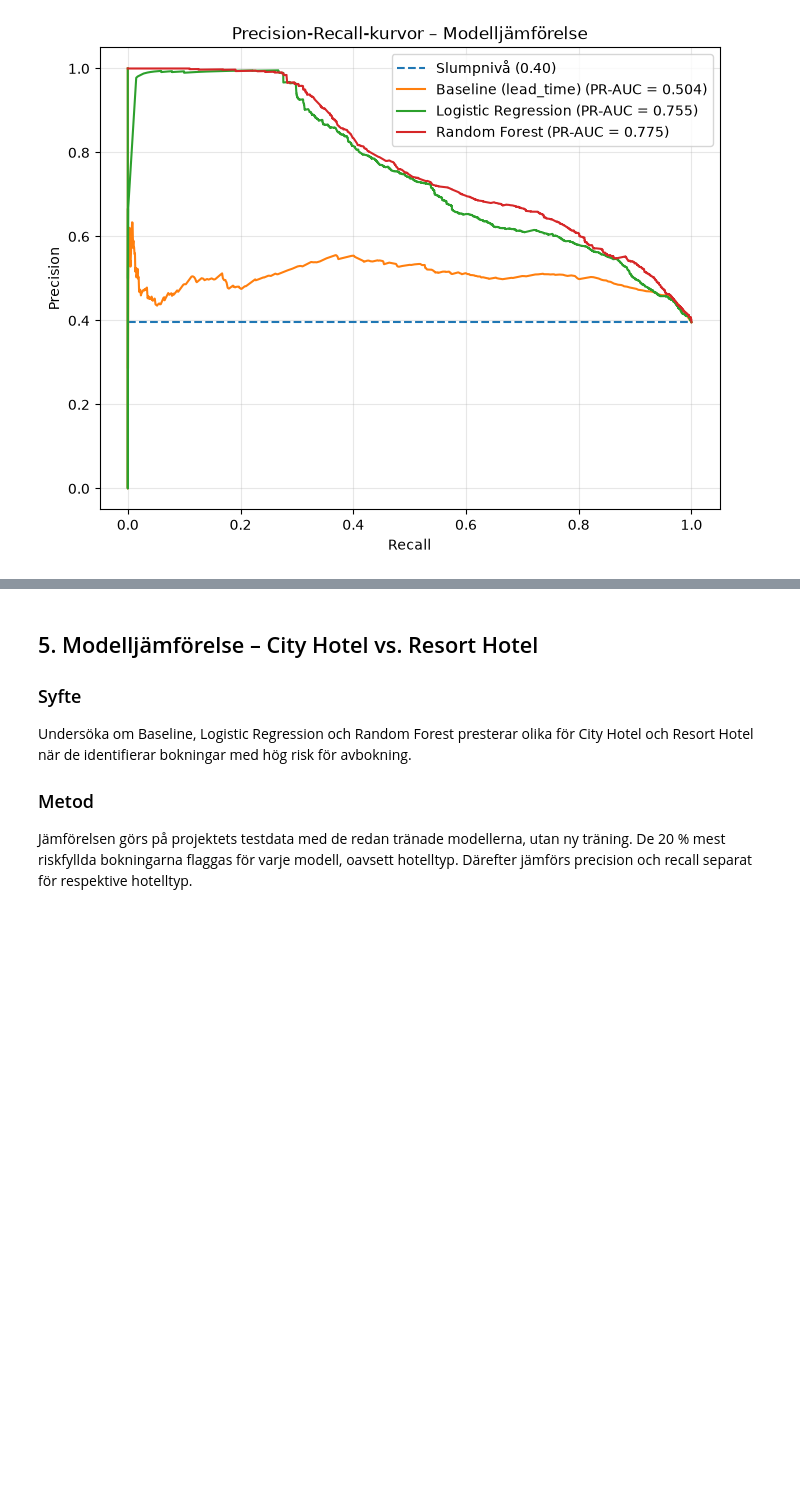
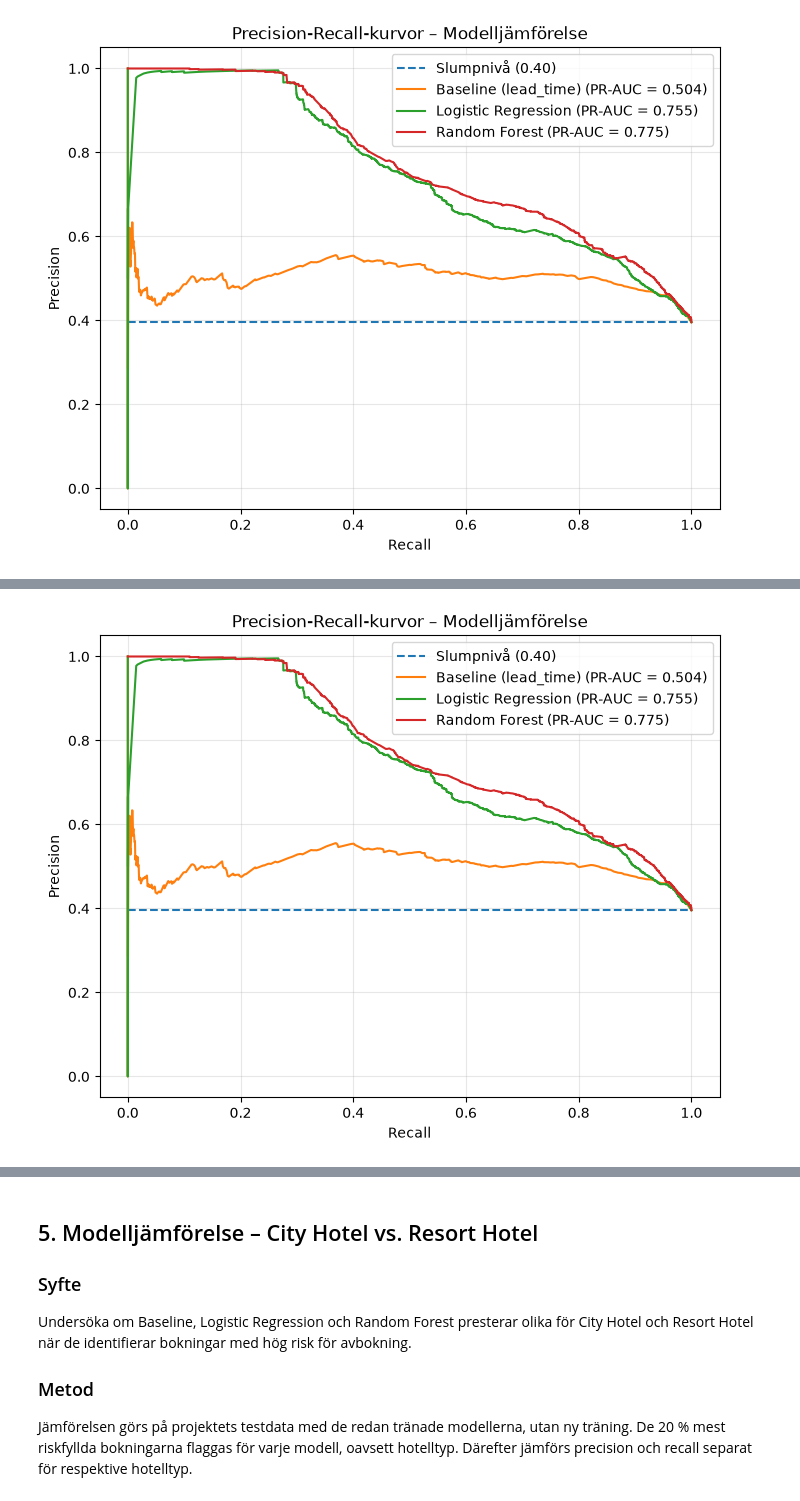
Before and after one commit to Shara-Hysen/data-science-group-project, a Jupyter notebook: notebooks/02_demonstration.ipynb, the cells around one changed output, grey strips where cells are left out. Cells and saved outputs as stored; diff of their text form; code cells hidden in the pictures; blank space fills up the shorter version.

```diff
--- a/notebooks/02_demonstration.ipynb
+++ b/notebooks/02_demonstration.ipynb
@@ -168,0 +210,12 @@ plot_pr_curve(y_test, test_predictions)
+# %%
+# PR-kurvor på testdatan
+test_predictions = {
+    "Baseline (lead_time)": scores_baseline,
+    "Logistic Regression": probas_lr,
+    "Random Forest": probas_rf
+}
+
+plot_pr_curve(y_test, test_predictions)
+save_plot("test_pr_curves.png")
+plt.show()
+# %% [output]
@@ -169,3 +223,4 @@ plot_pr_curve(y_test, test_predictions)
+[figure, added]
 # %% [markdown]
 ### Resultatanalys på testdata
 * **Random Forest** är projektets starkaste modell med **81,75 % precision** och **41,29 % recall** vid 20 % flaggning (2 433 korrekt flaggade avbokningar av 2 976).
```
Also changed, not shown: parts of 12 cells of this notebook, 7 other files.
